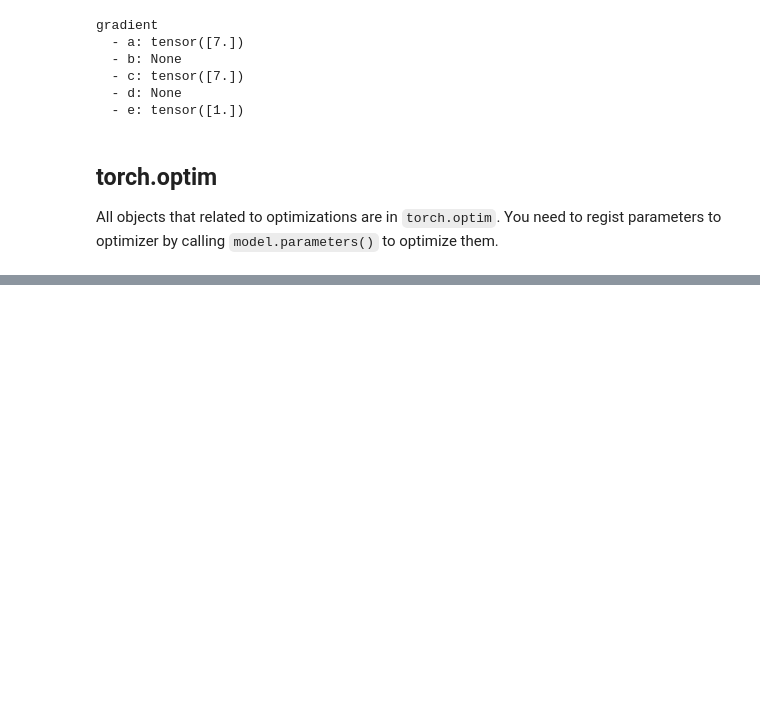
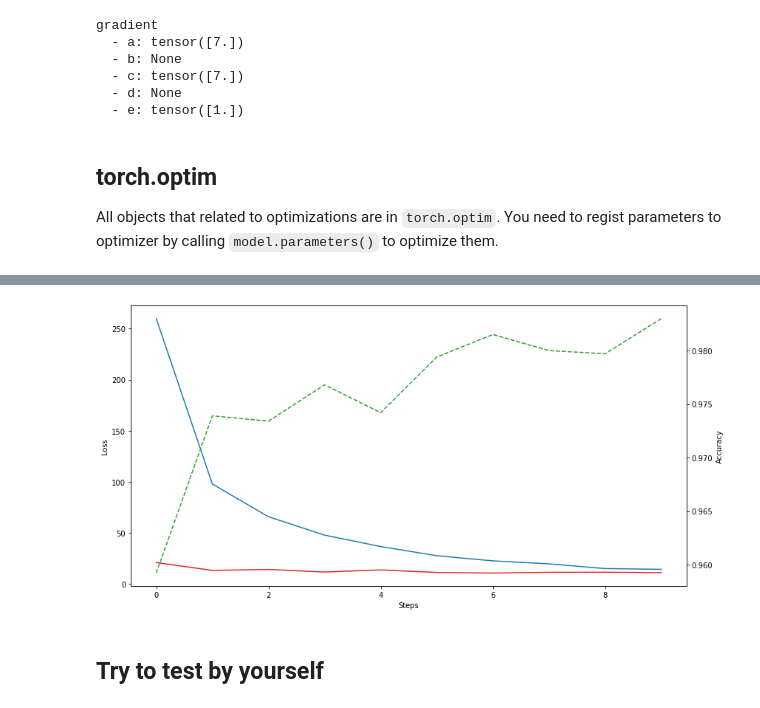
Before and after one commit to simonjisu/hankyong-university, a Jupyter notebook: 03_NeuralNetwork.ipynb, the cells around one changed output, grey strips where cells are left out. Cells and saved outputs as stored; diff of their text form; code cells hidden in the pictures; blank space fills up the shorter version.

```diff
--- a/03_NeuralNetwork.ipynb
+++ b/03_NeuralNetwork.ipynb
@@ -1054,8 +1053,8 @@ class XOR(nn.Module):
 
     def predict(self, x):
         o = self.forward(x)
-        y = torch.softmax(o, dim=1)
-        return (y > 0.5).int()
+        prob = torch.softmax(o, dim=1)
+        return o.argmax(1), prob
 # %%
 # create example input and target
 x = torch.FloatTensor([[0, 1]])
@@ -1328,0 +1556,28 @@ prob: tensor([0.9977, 0.0023])   predict 0
+# %%
+n_train = len(train_dataset)
+n_test = len(test_dataset)
+n_step = 10
+print_step = 300
+best_accuracy = 0
+
+train_losses = []
+test_losses = []
+train_accs = []
+test_accs = []
+for step in range(n_step):
+    print(f"[Step] {step+1}/{n_step}\n [Training Step]")
+
+    # Training
+    train_loss, train_acc = train(model, train_loader, optimizer, loss_function, device)
+
+    # Validation
+    test_loss, test_accuracy = validation(model, train_loader, loss_function, device)
+    print(f" [Validation Step]")
+    print(f" - test loss: {test_loss:.4f} test accuracy: {test_accuracy*100:.2f} %")
+    train_losses.append(train_loss)
+    test_losses.append(test_loss)
+    test_accs.append(test_accuracy)
+    # 제일 성능을 보인 좋은 모델 저장하기
+    if test_accuracy > best_accuracy:
+        best_accuracy = test_accuracy
+        torch.save(model.state_dict(), "best_model-mnist.pt")
@@ -1328,0 +1602,15 @@ prob: tensor([0.9977, 0.0023])   predict 0
+# %%
+fig, ax = plt.subplots(1, 1, figsize=(12, 6))
+ax.plot(range(n_step), train_losses, c='tab:blue')
+ax.plot(range(n_step), test_losses, c='tab:red')
+ax.set_xlabel("Steps")
+ax.set_ylabel("Loss")
+ax2 = ax.twinx()
+ax2.plot(range(n_step), test_accs, c='tab:green', linestyle='--')
+ax2.set_ylabel("Accuracy")
+plt.tight_layout()
+plt.show()
+# %% [output]
+[figure, added]
+# %% [markdown]
+## Try to test by yourself
```
Also changed, not shown: parts of 31 cells of this notebook, 22 other files.
